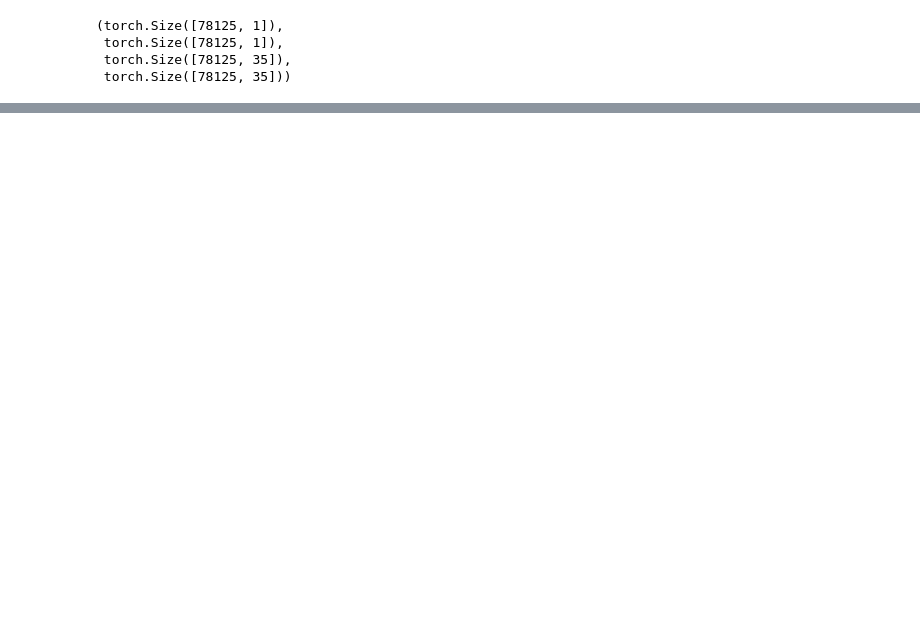
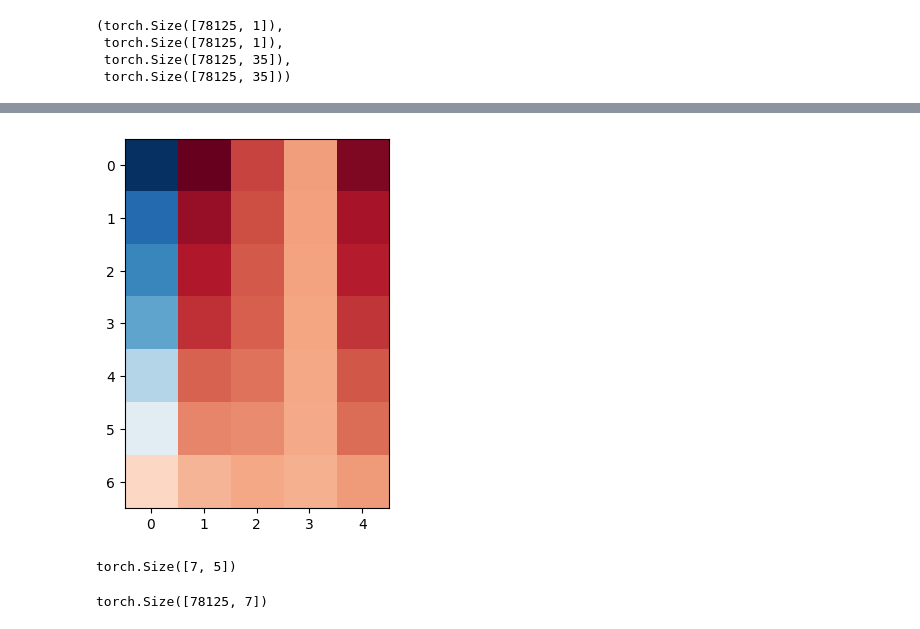
Before and after one commit to leonardbereska/sortinterp, a Jupyter notebook: analyze_model.ipynb, the cells around one changed output, grey strips where cells are left out. Cells and saved outputs as stored; diff of their text form; code cells hidden in the pictures; blank space fills up the shorter version.

```diff
--- a/analyze_model.ipynb
+++ b/analyze_model.ipynb
@@ -114,0 +210,13 @@ imshow(p, xaxis="neurons", yaxis="input")
+# %%
+imshow(original_logits[i])
+# %% [output]
+[figure, added]
+# %%
+
+original_logits[i].shape
+# %% [output]
+torch.Size([7, 5])
+# %%
+sequences.shape
+# %% [output]
+torch.Size([78125, 7])
```
Also changed, not shown: parts of 13 cells of this notebook, 5 other files.
